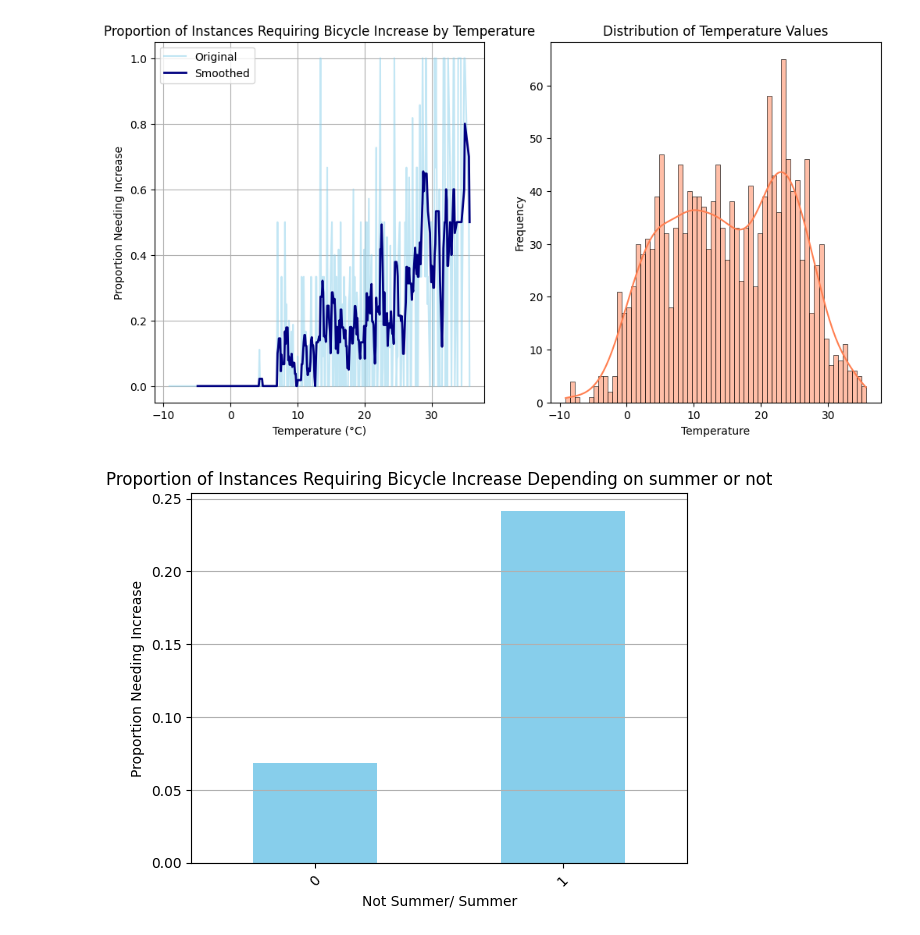
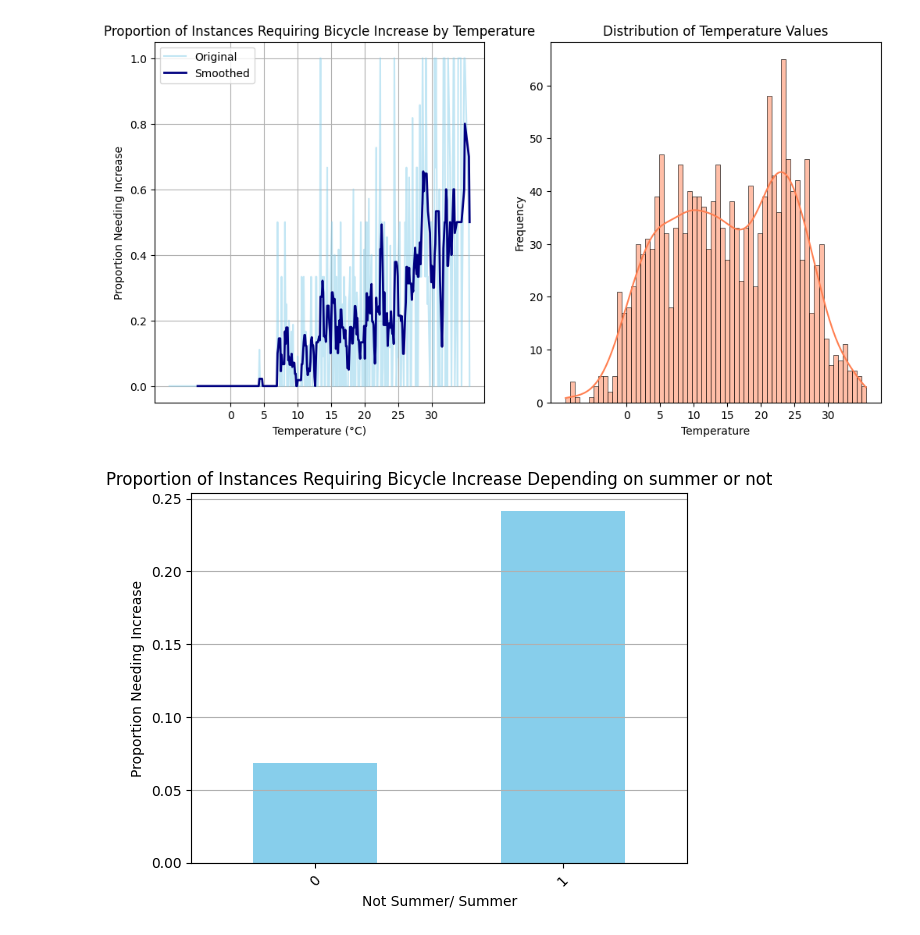
Before and after one commit to ViktorBakken/SM-r, a Jupyter notebook: data_analysis/analysis_of_rest.ipynb, the cells around one changed output. Cells and saved outputs as stored; diff of their text form; code cells hidden in the pictures.

```diff
--- a/data_analysis/analysis_of_rest.ipynb
+++ b/data_analysis/analysis_of_rest.ipynb
@@ -9,27 +9,29 @@ df= pd.read_csv(os.path.abspath("../data/labeled_training_data.csv"))
 # %%
 temp_trend  = df.groupby('temp')['increase_stock'].mean()
 
 #Calculate a moving average with a window size of 5
 temp_trend_smoothed = temp_trend.rolling(window=5).mean()
 
 plt.figure(figsize=(12,6))
 plt.subplot(1,2,1)
 plt.plot(temp_trend.index, temp_trend.values, label='Original', color='skyblue', alpha=0.5)
 plt.plot(temp_trend_smoothed.index, temp_trend_smoothed.values, label='Smoothed', color='navy', linewidth=2)
 plt.xlabel("Temperature (°C)")
+plt.xticks(ticks=np.arange(0,35,5))
 plt.ylabel("Proportion Needing Increase")
 plt.title("Proportion of Instances Requiring Bicycle Increase by Temperature")
 plt.legend()
 plt.grid(True)
 
 plt.subplot(1,2,2)
 sns.histplot(df['temp'], bins=64, kde=True, color='coral')
 plt.xlabel('Temperature')
+plt.xticks(ticks=np.arange(0,35,5))
 plt.ylabel('Frequency')
 plt.title('Distribution of Temperature Values')
 plt.show()
 # %% [output]
-[figure, old version]
+[figure, new version]
 # %%
 summer_trend = df.groupby('summertime')['increase_stock'].mean()
 
```
Also changed, not shown: parts of 6 cells of this notebook, 1 other file.
